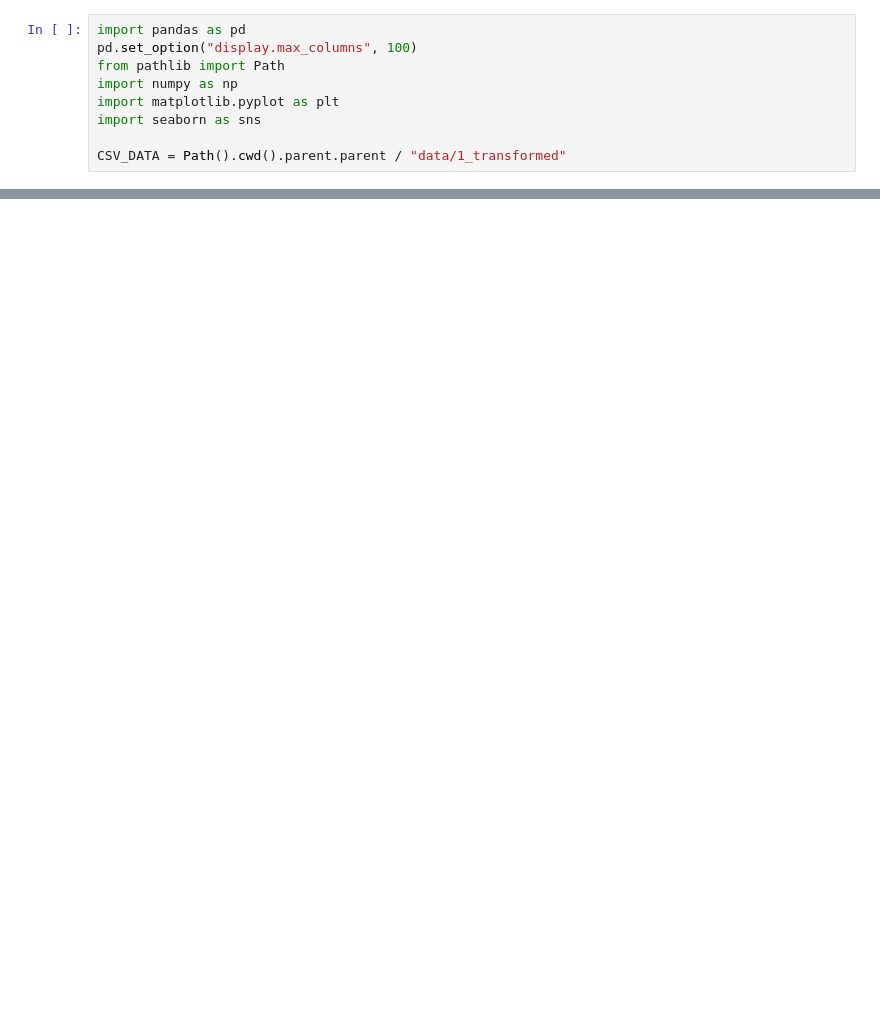
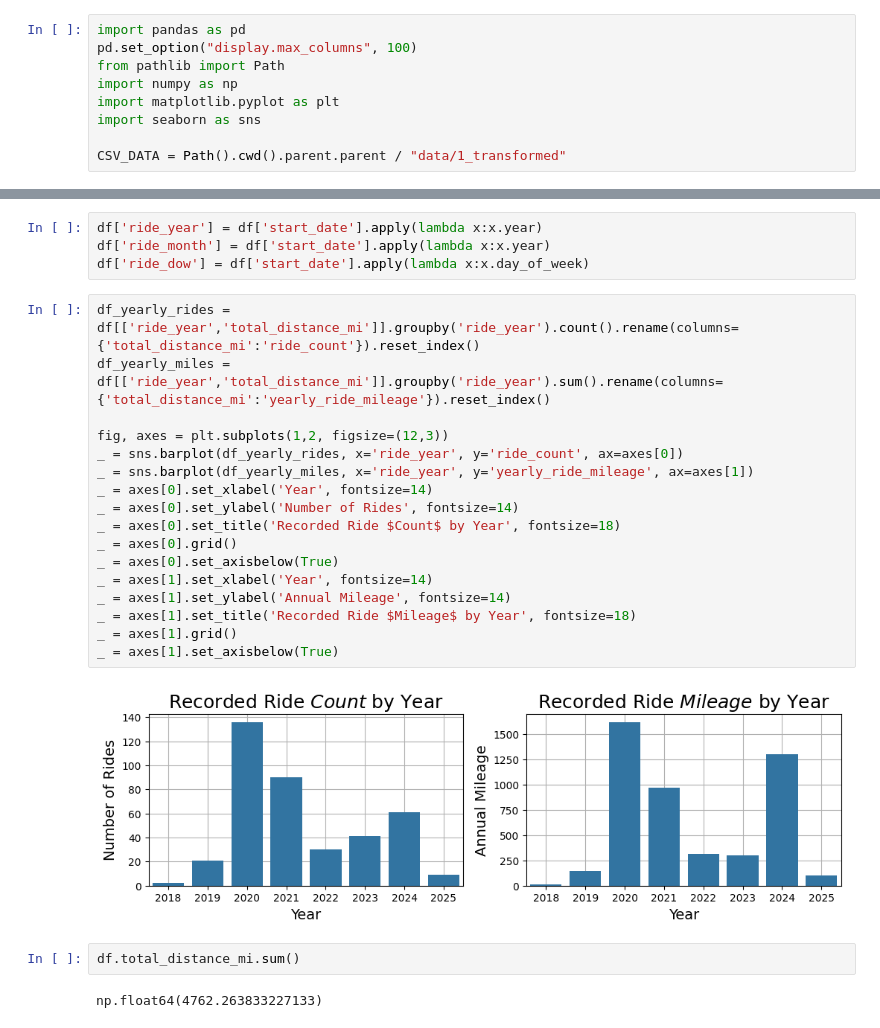
Before and after one commit to ericbauer55/bike-fitness-tracking, a Jupyter notebook: notebooks/1_Post_Enrichment_EDA/0_ride_summary_exploration.ipynb, the cells around one changed output, grey strips where cells are left out. Drawn from its saved outputs; the diff is of its cells as text; blank space fills up the shorter version.

Commit message:
looked at ride count and mileage by year

```diff
--- a/notebooks/1_Post_Enrichment_EDA/0_ride_summary_exploration.ipynb
+++ b/notebooks/1_Post_Enrichment_EDA/0_ride_summary_exploration.ipynb
@@ -25,0 +37,27 @@ df_summary.head()
+# %%
+df['ride_year'] = df['start_date'].apply(lambda x:x.year)
+df['ride_month'] = df['start_date'].apply(lambda x:x.year)
+df['ride_dow'] = df['start_date'].apply(lambda x:x.day_of_week)
+# %%
+df_yearly_rides = df[['ride_year','total_distance_mi']].groupby('ride_year').count().rename(columns={'total_distance_mi':'ride_count'}).reset_index()
+df_yearly_miles = df[['ride_year','total_distance_mi']].groupby('ride_year').sum().rename(columns={'total_distance_mi':'yearly_ride_mileage'}).reset_index()
+
+fig, axes = plt.subplots(1,2, figsize=(12,3))
+_ = sns.barplot(df_yearly_rides, x='ride_year', y='ride_count', ax=axes[0])
+_ = sns.barplot(df_yearly_miles, x='ride_year', y='yearly_ride_mileage', ax=axes[1])
+_ = axes[0].set_xlabel('Year', fontsize=14)
+_ = axes[0].set_ylabel('Number of Rides', fontsize=14)
+_ = axes[0].set_title('Recorded Ride $Count$ by Year', fontsize=18)
+_ = axes[0].grid()
+_ = axes[0].set_axisbelow(True)
+_ = axes[1].set_xlabel('Year', fontsize=14)
+_ = axes[1].set_ylabel('Annual Mileage', fontsize=14)
+_ = axes[1].set_title('Recorded Ride $Mileage$ by Year', fontsize=18)
+_ = axes[1].grid()
+_ = axes[1].set_axisbelow(True)
+# %% [output]
+[figure, added]
+# %%
+df.total_distance_mi.sum()
+# %% [output]
+np.float64(4762.263833227133)
```
Also changed, not shown: parts of 4 cells of this notebook.
